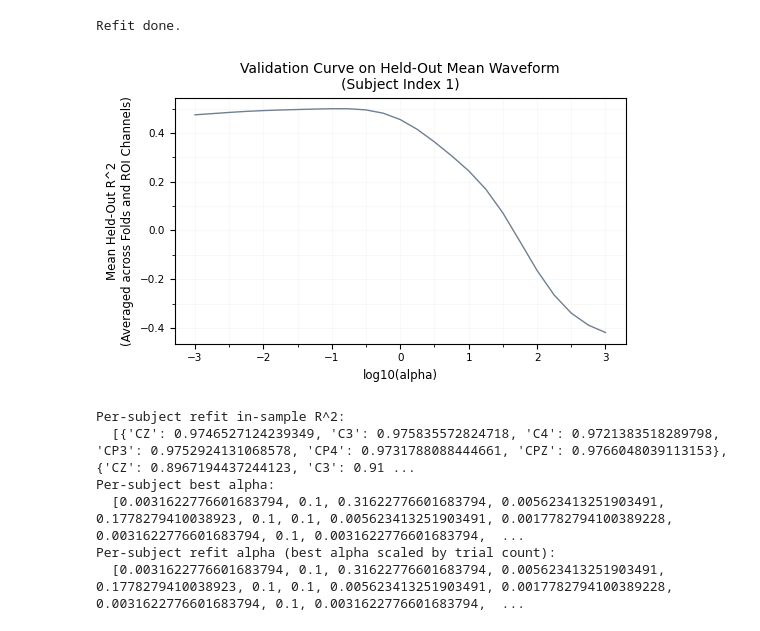
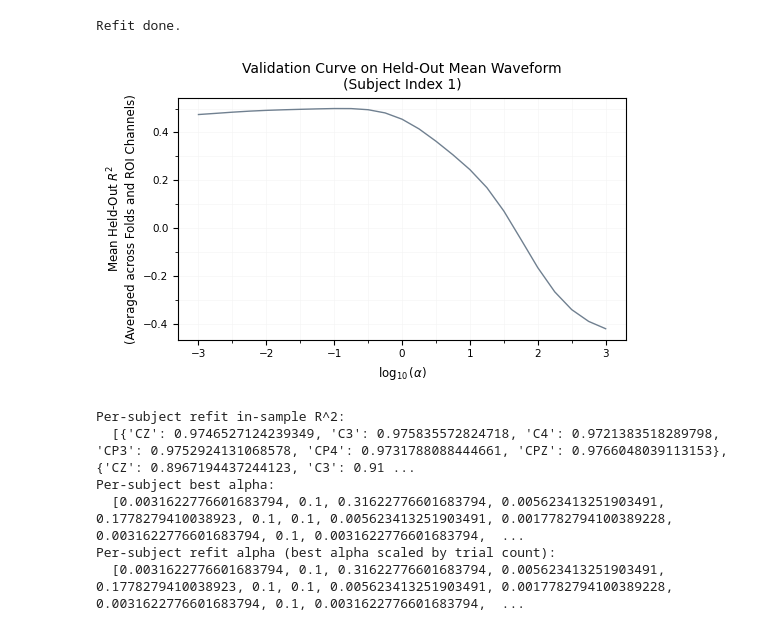
Before and after one commit to amandalin047/Updating_rERP_2023, a Jupyter notebook: deconvolution/deconv_v4.ipynb, the cells around one changed output. Cells and saved outputs as stored; diff of their text form; code cells hidden in the pictures.

```diff
--- a/deconvolution/deconv_v4.ipynb
+++ b/deconvolution/deconv_v4.ipynb
@@ -398,23 +398,23 @@ Refit done.
 # %%
 subj_inner_cv_valid_scores = [{float(alpha): float(obj.fold_scores[alpha].valid_mean)
                                             for alpha in obj.fold_scores}
                                             for obj in subj_tuned]
 subj_idx = 1
 fig, axes = plt.subplots(1, 1, figsize=(5.5, 3.5))
 alphas_log = np.log10(list(subj_inner_cv_valid_scores[subj_idx].keys()))
 axes.plot(alphas_log, list(subj_inner_cv_valid_scores[subj_idx].values()),
           color="slategrey", linewidth=1)
 axes.tick_params(axis="both", which="major", labelsize=7.5)
 axes.xaxis.set_minor_locator(AutoMinorLocator(2))
 axes.yaxis.set_minor_locator(AutoMinorLocator(2))
 axes.grid(linewidth=0.5, color="whitesmoke", which="major", zorder=1)
 axes.grid(linewidth=0.5, color="whitesmoke", which="minor", zorder=0)
-axes.set_xlabel("log10(alpha)", fontsize=8.5)
-axes.set_ylabel("Mean Held-Out R^2\n(Averaged across Folds and ROI Channels)", fontsize=8.5)
+axes.set_xlabel(r"$\log_{10}(\alpha)$", fontsize=8.5)
+axes.set_ylabel(r"Mean Held-Out $R^2$"+"\n(Averaged across Folds and ROI Channels)", fontsize=8.5)
 axes.set_title(f"Validation Curve on Held-Out Mean Waveform\n(Subject Index {subj_idx})", fontsize=10.0)
 fig.tight_layout()
 # %% [output]
-[figure, old version]
+[figure, new version]
 # %%
 subj_refit_r2s = [s.r2 for s in subj_refit]
 subj_best_alphas = [float(s.best_alpha) for s in subj_tuned]
```
Also changed, not shown: parts of 4 cells of this notebook.
